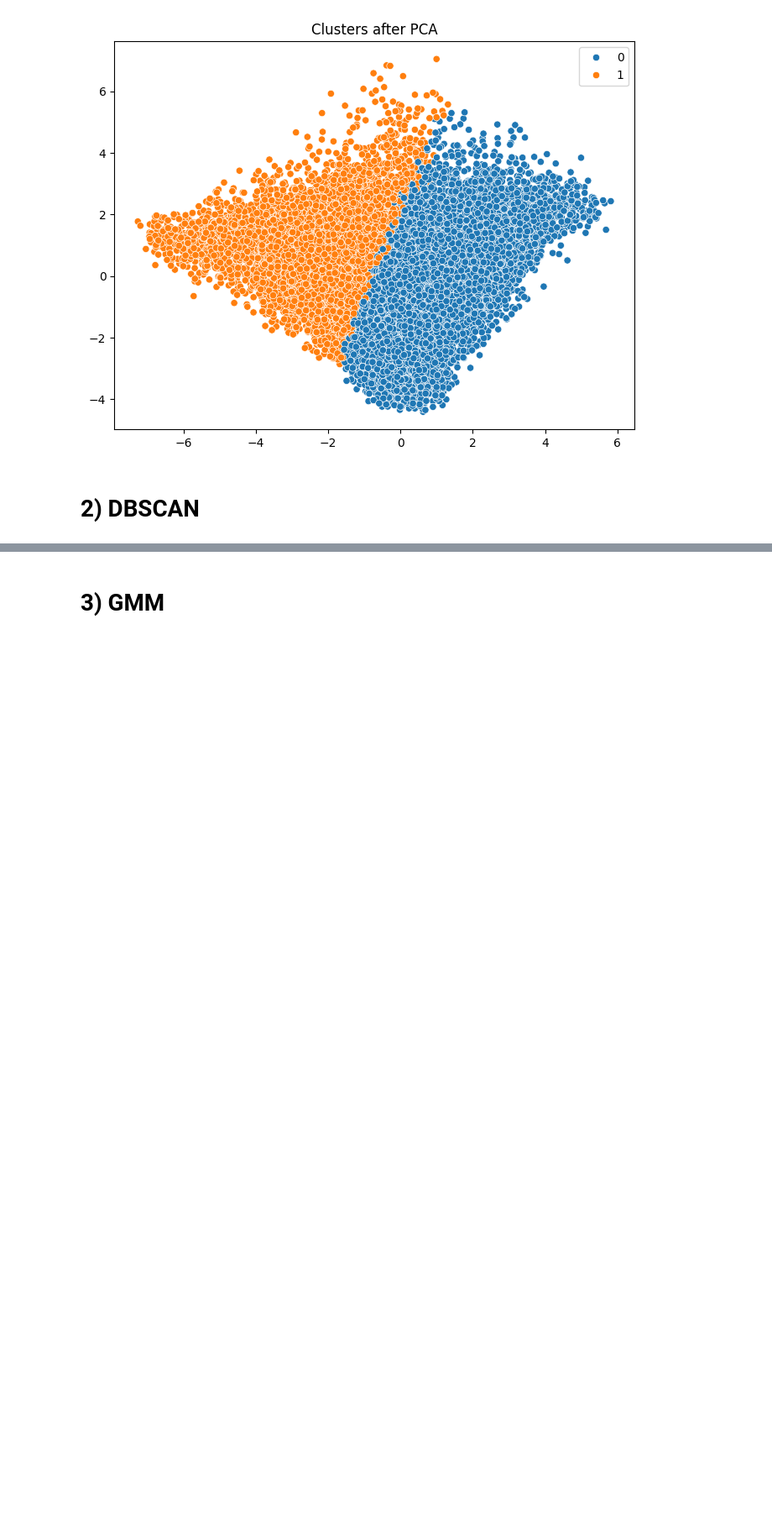
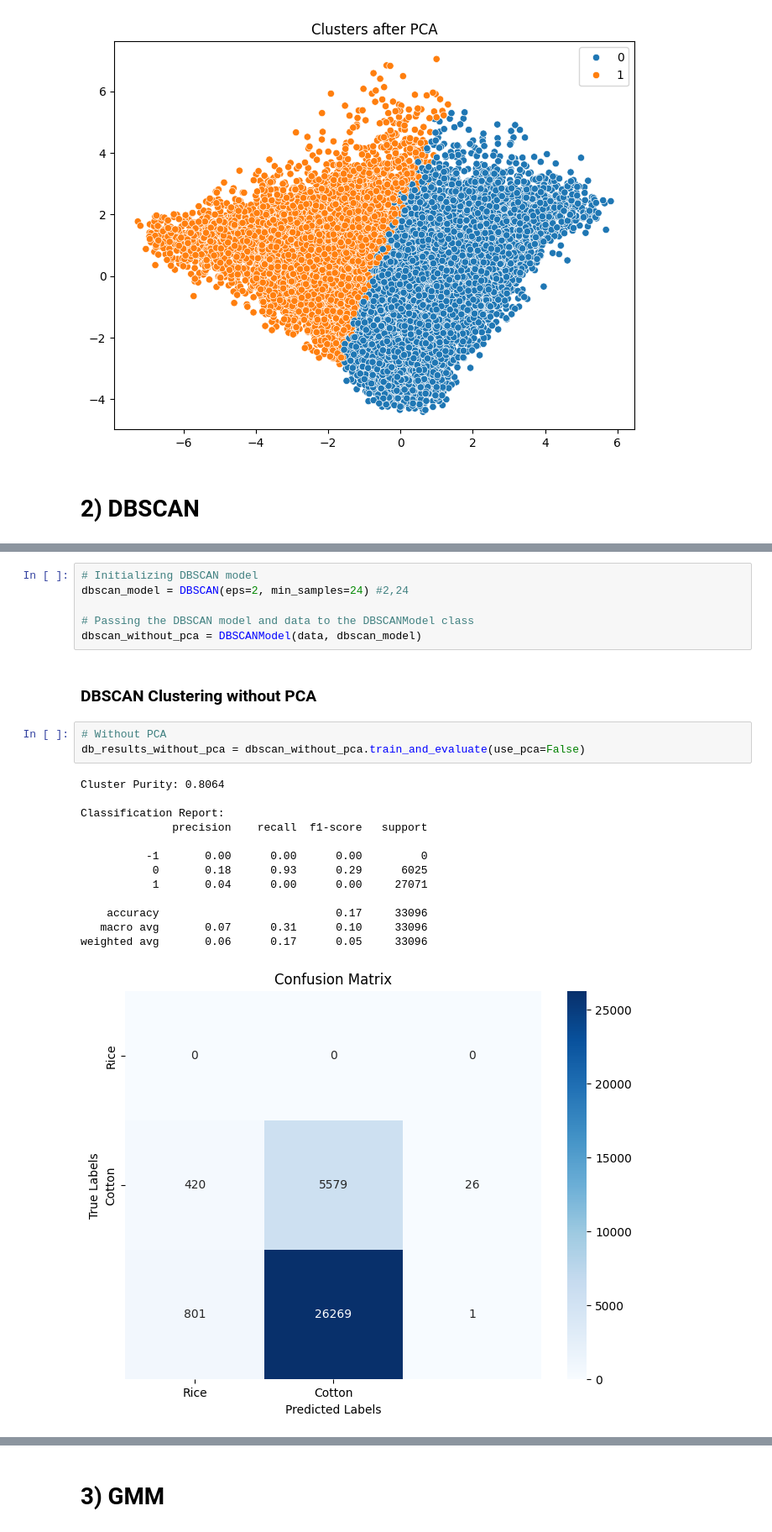
Before and after one commit to haseeb-m4235/NDVI-Based-Crop-Classification-for-Rice-and-Cotton-Using-Machine-Learning, a Jupyter notebook: mainUnsupervised.ipynb, the cells around one changed output, grey strips where cells are left out. Shown at 84% size. Drawn from its saved outputs; the diff is of its cells as text; blank space fills up the shorter version.

```diff
--- a/mainUnsupervised.ipynb
+++ b/mainUnsupervised.ipynb
@@ -116,0 +145,25 @@ weighted avg       0.78      0.39      0.42     33096
+# %%
+# Initializing DBSCAN model
+dbscan_model = DBSCAN(eps=2, min_samples=24) #2,24
+
+# Passing the DBSCAN model and data to the DBSCANModel class
+dbscan_without_pca = DBSCANModel(data, dbscan_model)
+# %% [markdown]
+### DBSCAN Clustering without PCA
+# %%
+# Without PCA
+db_results_without_pca = dbscan_without_pca.train_and_evaluate(use_pca=False)
+# %% [output]
+Cluster Purity: 0.8064
+
+Classification Report:
+              precision    recall  f1-score   support
+
+          -1       0.00      0.00      0.00         0
+           0       0.18      0.93      0.29      6025
+           1       0.04      0.00      0.00     27071
+
+    accuracy                           0.17     33096
+   macro avg       0.07      0.31      0.10     33096
+weighted avg       0.06      0.17      0.05     33096
+[figure, added]
```
Also changed, not shown: parts of 39 cells of this notebook, 5 other files.
